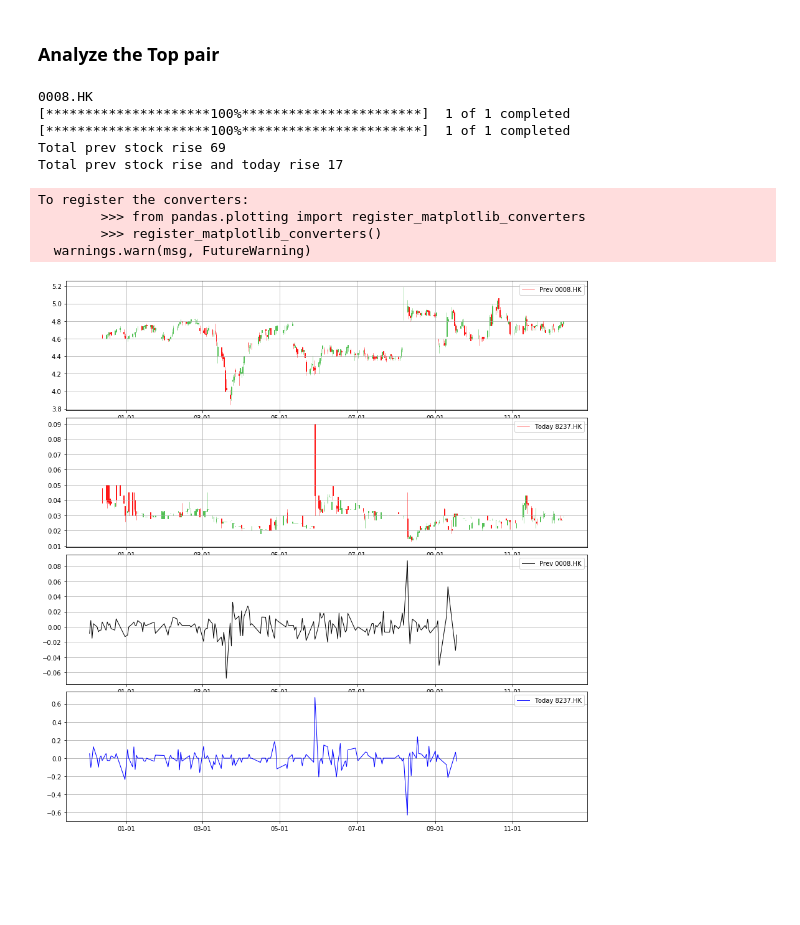
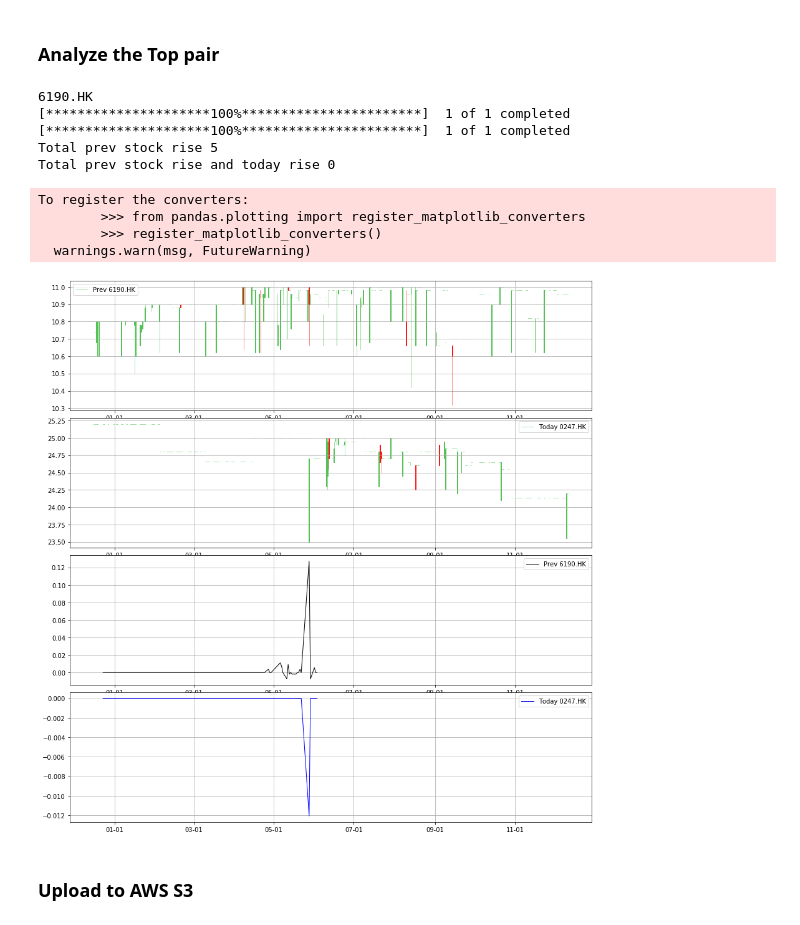
Before and after one commit to winglokhouse/slack-trading, a Jupyter notebook: regression-modified-AWS-S3-support.ipynb, the cells around one changed output. Saved outputs shown, nothing was run; the diff lists cells and outputs as text; code cells hidden in the pictures; blank space fills up the shorter version.

```diff
--- a/regression-modified-AWS-S3-support.ipynb
+++ b/regression-modified-AWS-S3-support.ipynb
@@ -164,18 +186,20 @@ sorted_df.head(10)
 # %% [markdown]
 ### Analyze the Top pair
 # %%
-stock1 = '0008.HK.prev'
-stock2 = '8237.HK'
+stock1 = '6190.HK.prev'
+stock2 = '0247.HK'
 #
 tools.plot_two_stocks(stock1, stock2, prevday_returns, today_returns, start)
 # %% [output]
-0008.HK
+6190.HK
 [*********************100%***********************]  1 of 1 completed
 [*********************100%***********************]  1 of 1 completed
-Total prev stock rise 69
-Total prev stock rise and today rise 17
+Total prev stock rise 5
+Total prev stock rise and today rise 0
 To register the converters:
         >>> from pandas.plotting import register_matplotlib_converters
         >>> register_matplotlib_converters()
   warnings.warn(msg, FutureWarning)
-[figure, old version]
+[figure, new version]
+# %% [markdown]
+### Upload to AWS S3
```
Also changed, not shown: parts of 7 cells of this notebook, 1 other file.
